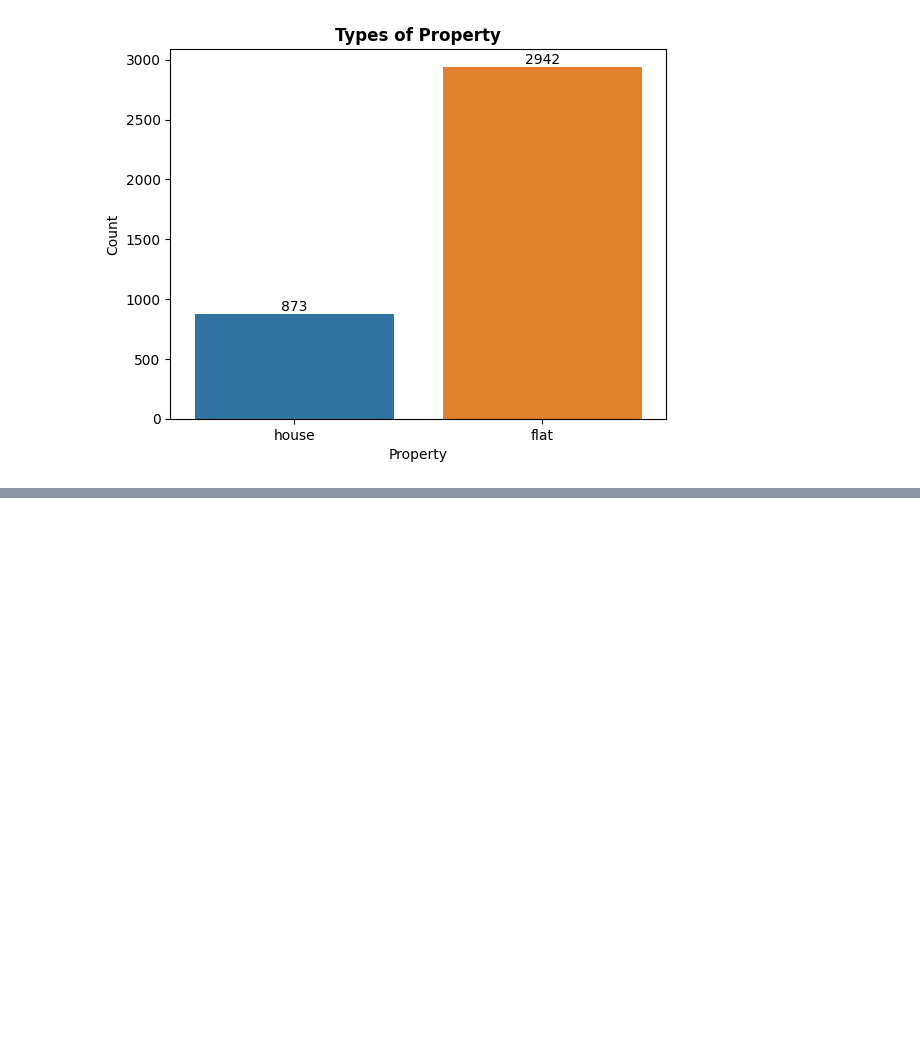
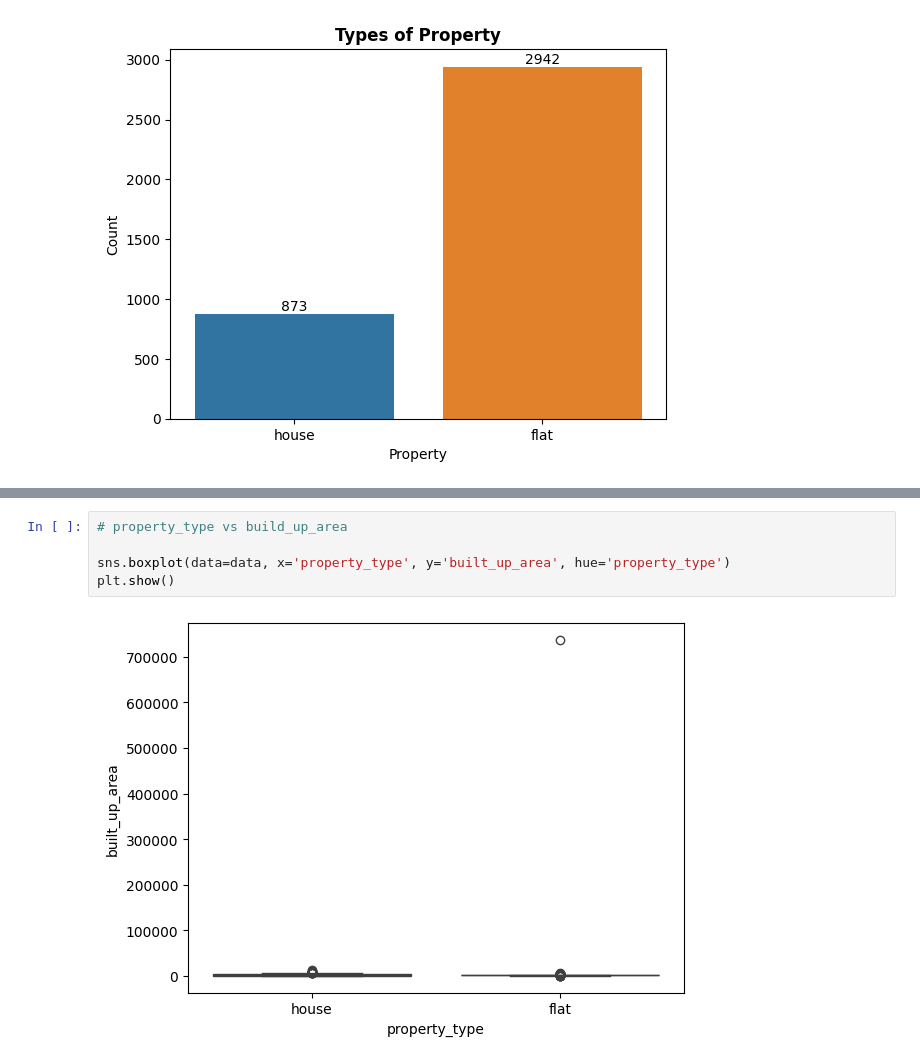
Before and after one commit to Tanwar-Aastha/Property-price-prediction, a Jupyter notebook: notebook/EDA.ipynb, the cells around one changed output, grey strips where cells are left out. Cells and saved outputs as stored; diff of their text form; blank space fills up the shorter version.

```diff
--- a/notebook/EDA.ipynb
+++ b/notebook/EDA.ipynb
@@ -124,0 +153,7 @@ plt.show()
+# %%
+# property_type vs build_up_area
+
+sns.boxplot(data=data, x='property_type', y='built_up_area', hue='property_type')
+plt.show()
+# %% [output]
+[figure, added]
```
Also changed, not shown: parts of 12 cells of this notebook, 1 other file.
